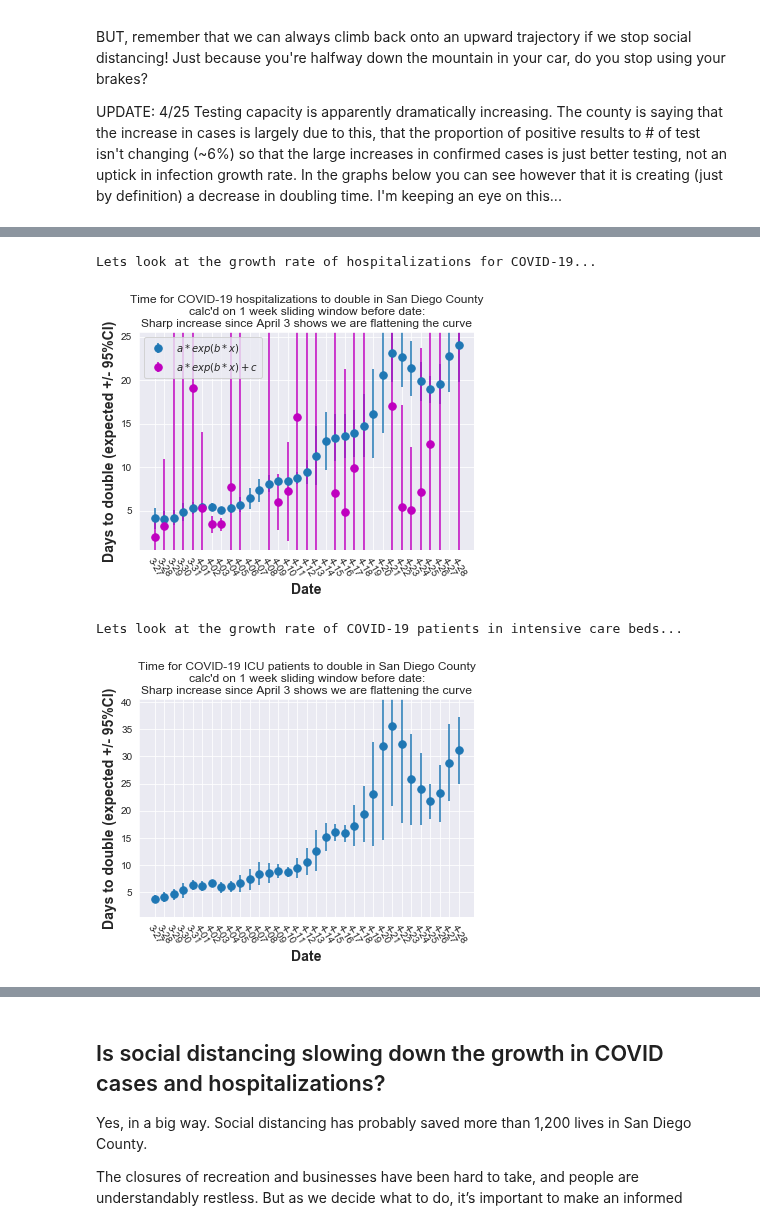
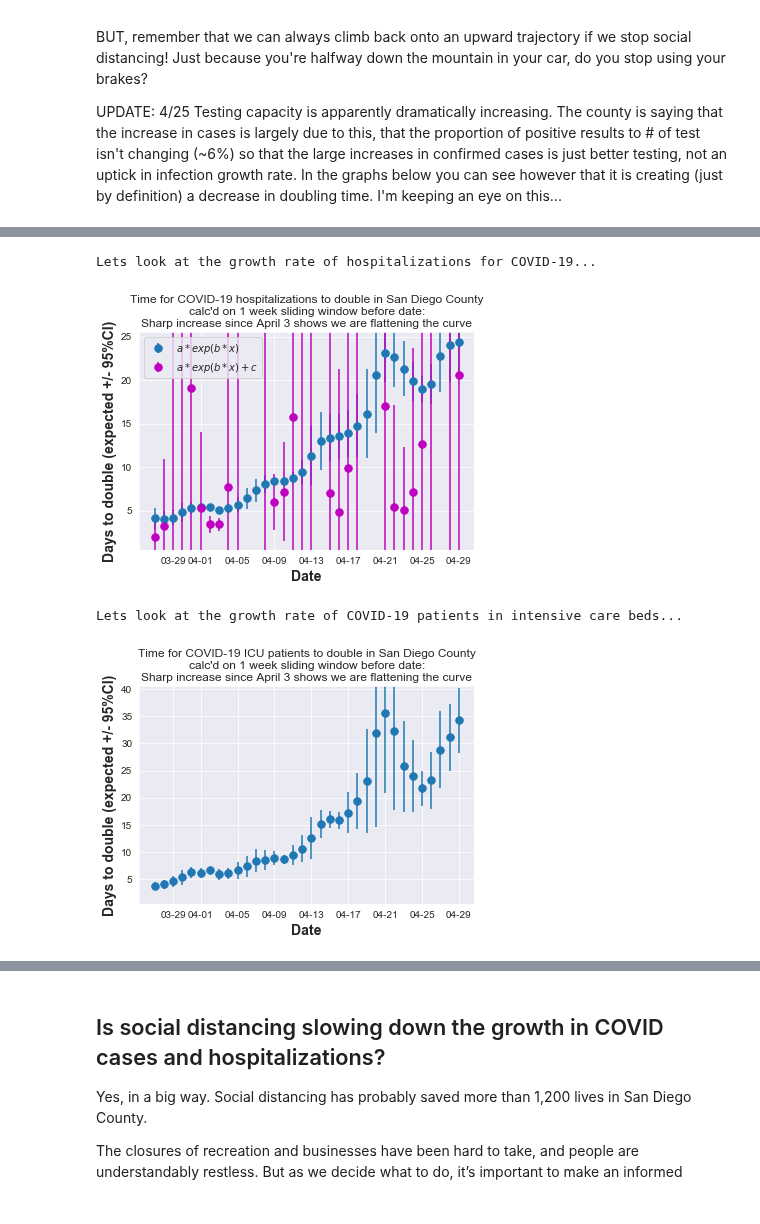
Before and after one commit to jasongfleischer/defunct-website-argo-navis, a Jupyter notebook: _notebooks/2020-04-20-SanDiego-COVID-19.ipynb, the cells around one changed output, grey strips where cells are left out. Saved outputs shown, nothing was run; the diff lists cells and outputs as text; code cells hidden in the pictures.

```diff
--- a/_notebooks/2020-04-20-SanDiego-COVID-19.ipynb
+++ b/_notebooks/2020-04-20-SanDiego-COVID-19.ipynb
@@ -333,6 +333,8 @@ UPDATE: 4/25 Testing capacity is apparently dramatically increasing. The county
 
 # The 27th is the first date I'd trust since that elimantes the big delta of
 # the 1st data point on I collected on March 20th.
+
+import matplotlib.dates as mdates
 
 print('Lets look at the growth rate of confirmed cases (positive COVID-19 tests)...')
 start_calc = '2020-03-27'
@@ -347,13 +349,14 @@ for day in cases[start_calc:].index:
     doubling_time, ci95, case_p_est, case_p_cov = estimate_doubling_time(cases[fromdate:todate])
     ex.append( doubling_time )
     er.append( ci95 )
-    ix.append( day[-4:] )
+    ix.append( pd.Timestamp(day) )
 plt.errorbar( ix, ex, yerr=er, fmt='.', markersize=15)
 plt.title('Time for confirmed COVID-19 cases to double in San Diego County\ncalc\'d on 1 week sliding window before date:\nSharp increase since April 3 shows we are flattening the curve')
 plt.ylabel('Days to double (expected +/- 95%CI)')
 plt.xlabel('Date')
 plt.ylim([.5, 25.5])
-plt.xticks(rotation=-60)
+#plt.xticks(rotation=-60)
+plt.gca().xaxis.set_major_formatter( mdates.DateFormatter('%m-%d'))
 plt.savefig('Plots/casedoubling.png',dpi=300);
 # %% [output]
 Lets look at the growth rate of confirmed cases (positive COVID-19 tests)...
@@ -378,13 +381,14 @@ for day in hospitalizations[start_calc:].index:
     doubling_time, ci95, hosp_p_est, hosp_p_cov = estimate_doubling_time(hospitalizations[fromdate:todate])
     ex.append( doubling_time )
     er.append( ci95 )
-    ix.append( day[-4:] )
+    ix.append( pd.Timestamp(day) )
 plt.errorbar( ix, ex, yerr=er, fmt='.', markersize=15)
 plt.title('Time for COVID-19 hospitalizations to double in San Diego County\ncalc\'d on 1 week sliding window before date:\nSharp increase since April 3 shows we are flattening the curve')
 plt.ylabel('Days to double (expected +/- 95%CI)')
 plt.xlabel('Date')
-plt.ylim([.5, 25.5])
-plt.xticks(rotation=-60)
+plt.ylim([.5, 28.5])
+#plt.xticks(rotation=-60)
+plt.gca().xaxis.set_major_formatter( mdates.DateFormatter('%m-%d'))
 plt.savefig('Plots/hospitaldoubling.png',dpi=300);
 # %% [output]
 Lets look at the growth rate of hospitalizations for COVID-19...
@@ -466,7 +470,7 @@ for day in hospitalizations[start_calc:].index:
     doubling_time, ci95, hosp_p_est, hosp_p_cov = estimate_doubling_time(hospitalizations[fromdate:todate])
     ex.append( doubling_time )
     er.append( ci95 )
-    ix.append( day[-4:] )
+    ix.append( pd.Timestamp(day))
     doubling_timeC, ci95C, hosp_p_estC, hosp_p_covC = estimate_doubling_timeC(hospitalizations[fromdate:todate])
     exC.append( doubling_timeC )
     erC.append( ci95C )
@@ -478,39 +482,41 @@ plt.ylabel('Days to double (expected +/- 95%CI)')
 plt.xlabel('Date')
 plt.ylim([.5, 25.5])
 plt.legend()
-plt.xticks(rotation=-60)
+#plt.xticks(rotation=-60)
+plt.gca().xaxis.set_major_formatter( mdates.DateFormatter('%m-%d'))
 plt.savefig('Plots/hospitaldoubling-constant.png',dpi=300);
 # %% [output]
 Lets look at the growth rate of hospitalizations for COVID-19...
-[figure, old version]
+[figure, new version]
 # %%
 #collapse
 
 # ICU patients
 print('Lets look at the growth rate of COVID-19 patients in intensive care beds...')
 start_calc = '2020-03-27'
 ex = []
 er = []
 ix = []
 
 # calc doubling time in a sliding window backwards 1 week for each day
 for day in hospitalizations[start_calc:].index:
     todate = day
     fromdate = (pd.Timestamp(day)-pd.Timedelta('6 days')).isoformat().split('T')[0]
     doubling_time, ci95, icu_p_est, icu_p_cov = estimate_doubling_time(icu[fromdate:todate])
     ex.append( doubling_time )
     er.append( ci95 )
-    ix.append( day[-4:] )
+    ix.append( pd.Timestamp(day) )
 plt.errorbar( ix, ex, yerr=er, fmt='.', markersize=15)
 plt.title('Time for COVID-19 ICU patients to double in San Diego County\ncalc\'d on 1 week sliding window before date:\nSharp increase since April 3 shows we are flattening the curve')
 plt.ylabel('Days to double (expected +/- 95%CI)')
 plt.xlabel('Date')
 plt.ylim([.5, 40.5])
-plt.xticks(rotation=-60)
+#plt.xticks(rotation=-60)
+plt.gca().xaxis.set_major_formatter( mdates.DateFormatter('%m-%d'))
 plt.savefig('Plots/icudoubling.png',dpi=300);
 # %% [output]
 Lets look at the growth rate of COVID-19 patients in intensive care beds...
-[figure, old version]
+[figure, new version]
 # %%
 #collapse
 
```
Also changed, not shown: parts of 17 cells of this notebook.
